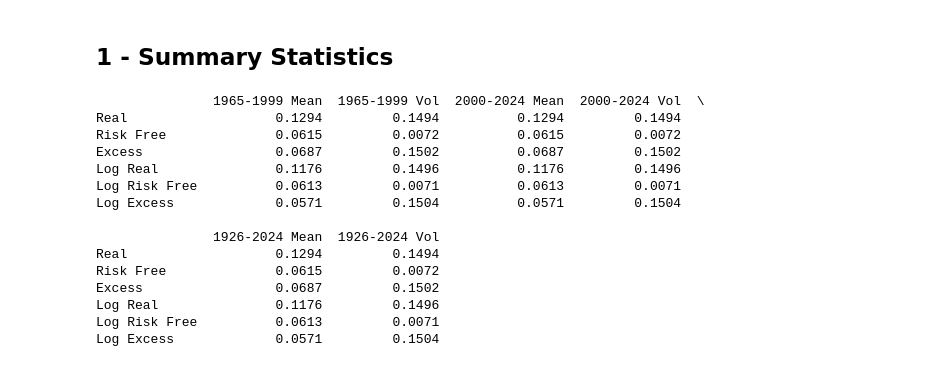
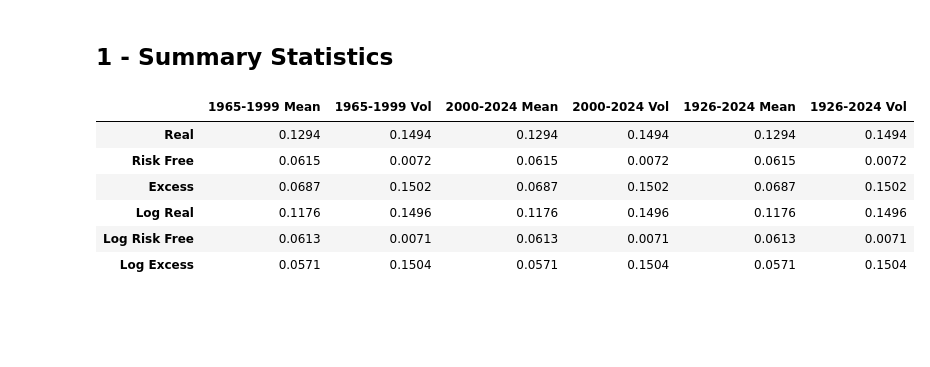
Before and after one commit to leenath001/Portfolio-Theory-HW, a Jupyter notebook: homework3/barnstable-case.ipynb, the cells around one changed output. Saved outputs shown, nothing was run; the diff lists cells and outputs as text; code cells hidden in the pictures; blank space fills up the shorter version.

```diff
--- a/homework3/barnstable-case.ipynb
+++ b/homework3/barnstable-case.ipynb
@@ -26,47 +29,39 @@ def ret_calc(df):
     mxs,vxs = 12 *  out['xs'].mean(), (12)**.5 * out['xs'].std()
     out['lr_m'] = np.log(1 + out['SPX'])
     lmm,lvm = 12 * out['lr_m'].mean(), (12)**.5 *  out['lr_m'].std()
     out['lr_f'] = np.log(1 + out['TB1M'])
     lmf,lvf = 12 * out['lr_f'].mean(), (12)**.5 * out['lr_f'].std()
     out['lxs'] = out['lr_m'] - out['lr_f']
     lmxs,lvxs = 12 * out['lxs'].mean(), (12)**.5 * out['lxs'].std()
 
     stats = [mm,mf,mxs,lmm,lmf,lmxs,vm,vf,vxs,lvm,lvf,lvxs]
     return stats,out
 
 # 1926-2024
 stats_26,frame_26 = ret_calc(data_26)
 
 # 2000-2024
 stats_00,frame_00 = ret_calc(data_00)
 
 # 1965-1999
 stats_65_99,frame_65_99 = ret_calc(data_65_99)
 
 # df creation
 results = pd.DataFrame()
 results['1965-1999 Mean'] = stats_65_99[0:6]
 results['1965-1999 Vol'] = stats_65_99[6:]
 results['2000-2024 Mean'] = stats_65_99[0:6]
 results['2000-2024 Vol'] = stats_65_99[6:]
 results['1926-2024 Mean'] = stats_65_99[0:6]
 results['1926-2024 Vol'] = stats_65_99[6:12]
 results.index = ['Real','Risk Free','Excess','Log Real','Log Risk Free', 'Log Excess']
-print(results.round(4))
+display(results.round(4))
 # %% [output]
-               1965-1999 Mean  1965-1999 Vol  2000-2024 Mean  2000-2024 Vol  \
-Real                   0.1294         0.1494          0.1294         0.1494
-Risk Free              0.0615         0.0072          0.0615         0.0072
-Excess                 0.0687         0.1502          0.0687         0.1502
-Log Real               0.1176         0.1496          0.1176         0.1496
-Log Risk Free          0.0613         0.0071          0.0613         0.0071
-Log Excess             0.0571         0.1504          0.0571         0.1504
-
-               1926-2024 Mean  1926-2024 Vol
-Real                   0.1294         0.1494
-Risk Free              0.0615         0.0072
-Excess                 0.0687         0.1502
-Log Real               0.1176         0.1496
-Log Risk Free          0.0613         0.0071
-Log Excess             0.0571         0.1504
+|  | 1965-1999 Mean | 1965-1999 Vol | 2000-2024 Mean | 2000-2024 Vol | 1926-2024 Mean | 1926-2024 Vol |
+| Real | 0.1294 | 0.1494 | 0.1294 | 0.1494 | 0.1294 | 0.1494 |
+| Risk Free | 0.0615 | 0.0072 | 0.0615 | 0.0072 | 0.0615 | 0.0072 |
+| Excess | 0.0687 | 0.1502 | 0.0687 | 0.1502 | 0.0687 | 0.1502 |
+| Log Real | 0.1176 | 0.1496 | 0.1176 | 0.1496 | 0.1176 | 0.1496 |
+| Log Risk Free | 0.0613 | 0.0071 | 0.0613 | 0.0071 | 0.0613 | 0.0071 |
+| Log Excess | 0.0571 | 0.1504 | 0.0571 | 0.1504 | 0.0571 | 0.1504 |
 # %% [markdown]
```
Also changed, not shown: parts of 5 cells of this notebook.
